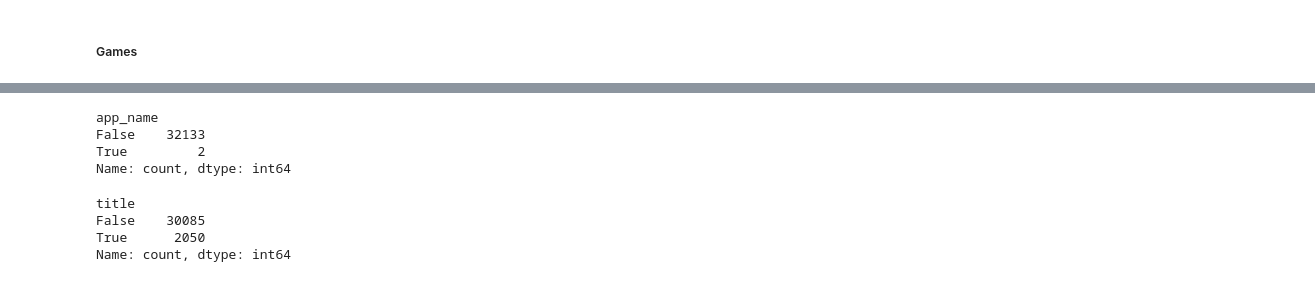
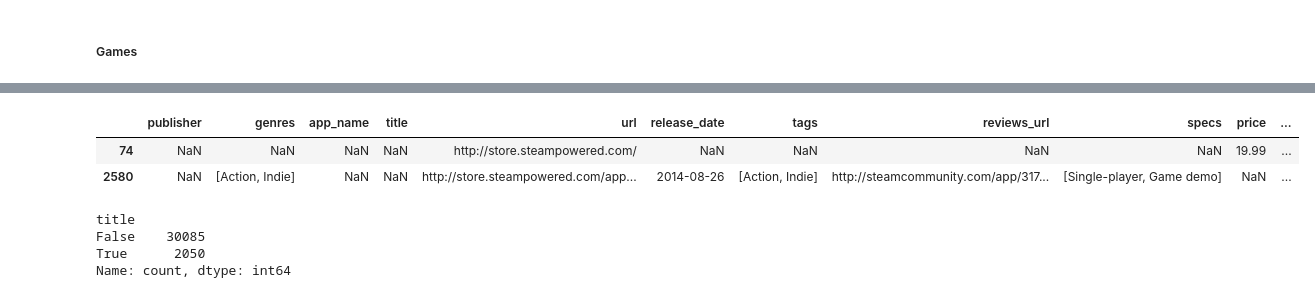
Before and after one commit to jmartindiaz/Sist_Recomendacion_Juegos_PT07, a Jupyter notebook: ETL.ipynb, the cells around one changed output, grey strips where cells are left out. Cells and saved outputs as stored; diff of their text form; code cells hidden in the pictures.

Commit message:
ETL games

```diff
--- a/ETL.ipynb
+++ b/ETL.ipynb
@@ -79,3 +90,11 @@ Para cada uno de los Datasets se realizarán las siguientes transformaciones:
+# %%
+# Removemos las columnas que no vamos a usar:
+df_games.drop(columns=['url','reviews_url'], inplace=True)
+# %%
+# Las columnas 'tags' y 'genres' tienen contenidos similares, dejaremos solo una columna de esas dos pero con SIN NINGUN dato vacio
+# tags posee 163 datos vacios y genres posee 3283 datos vacíos
+tags_genres_nan = df_games[df_games['tags'].isna() & df_games['genres'].isna()].index
+df_games.drop(index=tags_genres_nan, inplace=True)
 # %% [markdown]
 apuntes para df_games:
 - release_date --> date
@@ -118,10 +140,9 @@ Name: count, dtype: int64
 # %%
-df_games['app_name'].isna().value_counts()
+df_games[df_games['app_name'].isna() & df_games['title'].isna()]
 # %% [output]
-app_name
-False    32133
-True         2
-Name: count, dtype: int64
+|  | publisher | genres | app_name | title | url | release_date | tags | reviews_url | specs | price | ... |
+| 74 | NaN | NaN | NaN | NaN | http://store.steampowered.com/ | NaN | NaN | NaN | NaN | 19.99 | ... |
+| 2580 | NaN | [Action, Indie] | NaN | NaN | http://store.steampowered.com/app... | 2014-08-26 | [Action, Indie] | http://steamcommunity.com/app/317... | [Single-player, Game demo] | NaN | ... |
 # %%
 df_games['title'].isna().value_counts()
 # %% [output]
```
Also changed, not shown: parts of 12 cells of this notebook, 1 other file.
